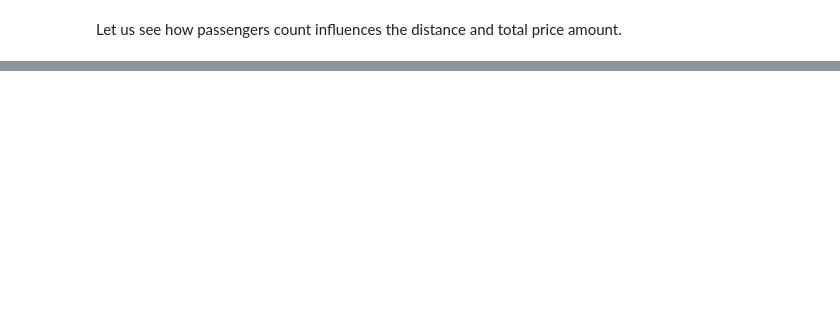
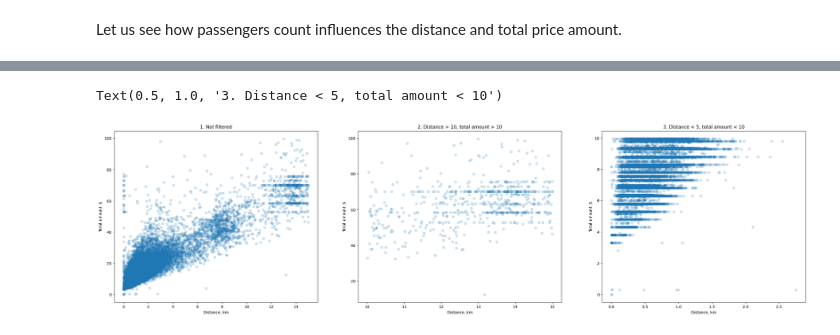
Before and after one commit to t3ch123/reimagined-computing-machine, a Jupyter notebook: notebook.ipynb, the cells around one changed output, grey strips where cells are left out. Drawn from its saved outputs; the diff is of its cells as text; code cells hidden in the pictures; blank space fills up the shorter version.

```diff
--- a/notebook.ipynb
+++ b/notebook.ipynb
@@ -165,0 +219,2 @@ df_data.groupby("passenger_count")[["distance_km", "total_amount"]].mean()
+# %%
+df_data = df_data[~((df_data.distance_km == 0) & (df_data.total_amount != 0))]
@@ -165,0 +233,34 @@ df_data.groupby("passenger_count")[["distance_km", "total_amount"]].mean()
+# %%
+fig, axs = plt.subplots(1, 3, figsize=(32, 8))
+axs[0].scatter(
+    df_data.distance_km,
+    df_data.total_amount,
+    alpha=0.2,
+)
+
+axs[0].set_ylabel("Total amount, $")
+axs[0].set_xlabel("Distance, km")
+axs[0].set_title("1. Not filtered")
+
+predicate = (df_data.distance_km > 10) & (df_data.total_amount > 10)
+axs[1].scatter(
+    df_data[predicate].distance_km,
+    df_data[predicate].total_amount,
+    alpha=0.2,
+)
+axs[1].set_ylabel("Total amount, $")
+axs[1].set_xlabel("Distance, km")
+axs[1].set_title("2. Distance > 10, total amount > 10")
+
+predicate = (df_data.distance_km < 5) & (df_data.total_amount < 10)
+axs[2].scatter(
+    df_data[predicate].distance_km,
+    df_data[predicate].total_amount,
+    alpha=0.2,
+)
+axs[2].set_ylabel("Total amount, $")
+axs[2].set_xlabel("Distance, km")
+axs[2].set_title("3. Distance < 5, total amount < 10")
+# %% [output]
+Text(0.5, 1.0, '3. Distance < 5, total amount < 10')
+[figure, added]
```
Also changed, not shown: parts of 21 cells of this notebook.
